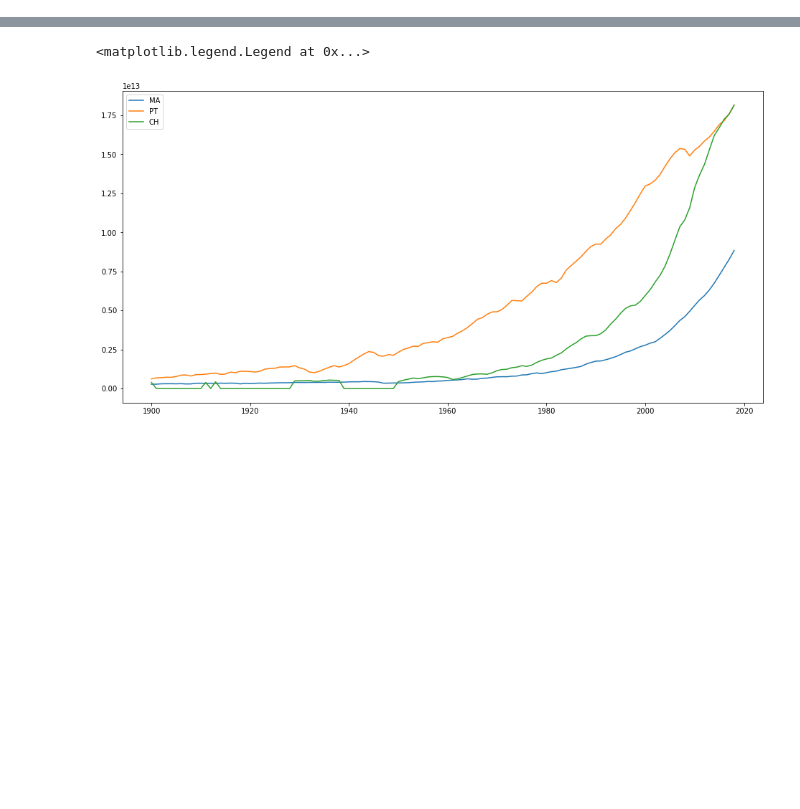
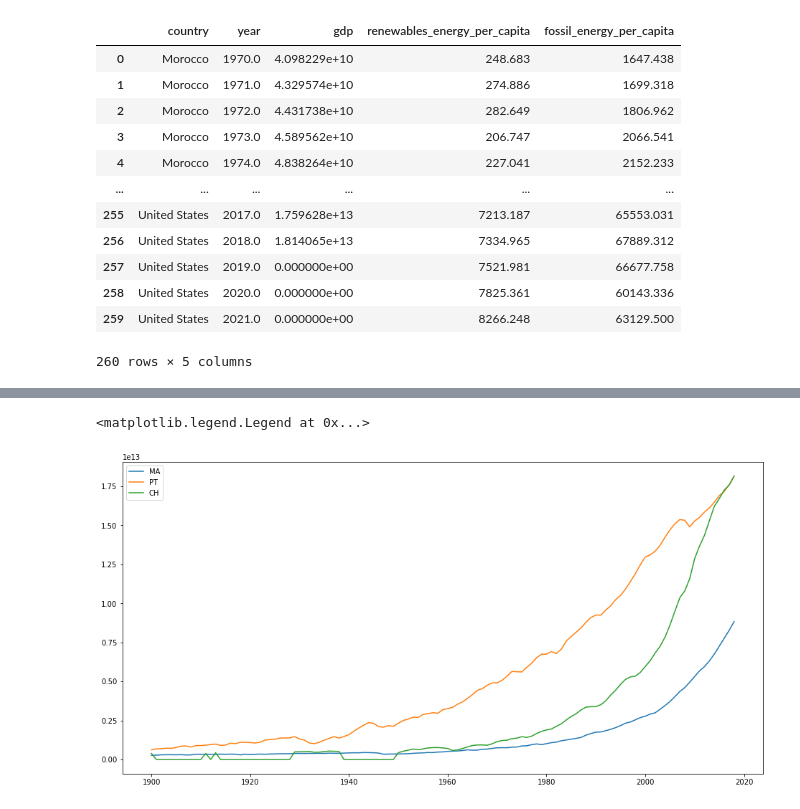
Before and after one commit to simibi28/itp_gp_2022, a Jupyter notebook: itp_groupproject.ipynb, the cells around one changed output, grey strips where cells are left out. Cells and saved outputs as stored; diff of their text form; code cells hidden in the pictures; blank space fills up the shorter version.

```diff
--- a/itp_groupproject.ipynb
+++ b/itp_groupproject.ipynb
@@ -1,3 +1,26 @@
 # %%
 import requests
 import pandas as pd
+# %%
+class Energy:
+    def __init__(self) -> None:
+        url = "https://raw.githubusercontent.com/owid/energy-data/master/owid-energy-data.csv"
+        req = requests.get(url)
+        url_content = req.content
+        csv_file = open('./data.csv', 'wb')
+        csv_file.write(url_content)
+        csv_file.close()
+        self.data = pd.read_csv("data.csv")
+
+    def print_data(self):
+        return self.data.head()
+
+    def clean_data(self):
+        self.data = self.data.fillna(0)
+        self.data = self.data[["country", "year", "gdp", "renewables_energy_per_capita", "fossil_energy_per_capita"]].reset_index().drop(["index"], axis=1)
+        self.data = self.data[self.data["year"] >= 1970]
+
+    def filter_countries(self, countries:list):
+        self.data = self.data.set_index("country").T[countries].T.reset_index()
+# %%
+analysis = Energy()
@@ -30,3 +40,19 @@ data
+# %%
+analysis.data
+# %% [output]
+|  | country | year | gdp | renewables_energy_per_capita | fossil_energy_per_capita |
+| 0 | Morocco | 1970.0 | 4.098229e+10 | 248.683 | 1647.438 |
+| 1 | Morocco | 1971.0 | 4.329574e+10 | 274.886 | 1699.318 |
+| 2 | Morocco | 1972.0 | 4.431738e+10 | 282.649 | 1806.962 |
+| 3 | Morocco | 1973.0 | 4.589562e+10 | 206.747 | 2066.541 |
+| 4 | Morocco | 1974.0 | 4.838264e+10 | 227.041 | 2152.233 |
+| ... | ... | ... | ... | ... | ... |
+| 255 | United States | 2017.0 | 1.759628e+13 | 7213.187 | 65553.031 |
+| 256 | United States | 2018.0 | 1.814065e+13 | 7334.965 | 67889.312 |
+| 257 | United States | 2019.0 | 0.000000e+00 | 7521.981 | 66677.758 |
+| 258 | United States | 2020.0 | 0.000000e+00 | 7825.361 | 60143.336 |
+| 259 | United States | 2021.0 | 0.000000e+00 | 8266.248 | 63129.500 |
+260 rows × 5 columns
 # %%
 countries =["Morocco","Portugal","China","India","United States"]
 # %%
```
Also changed, not shown: parts of 5 cells of this notebook.
